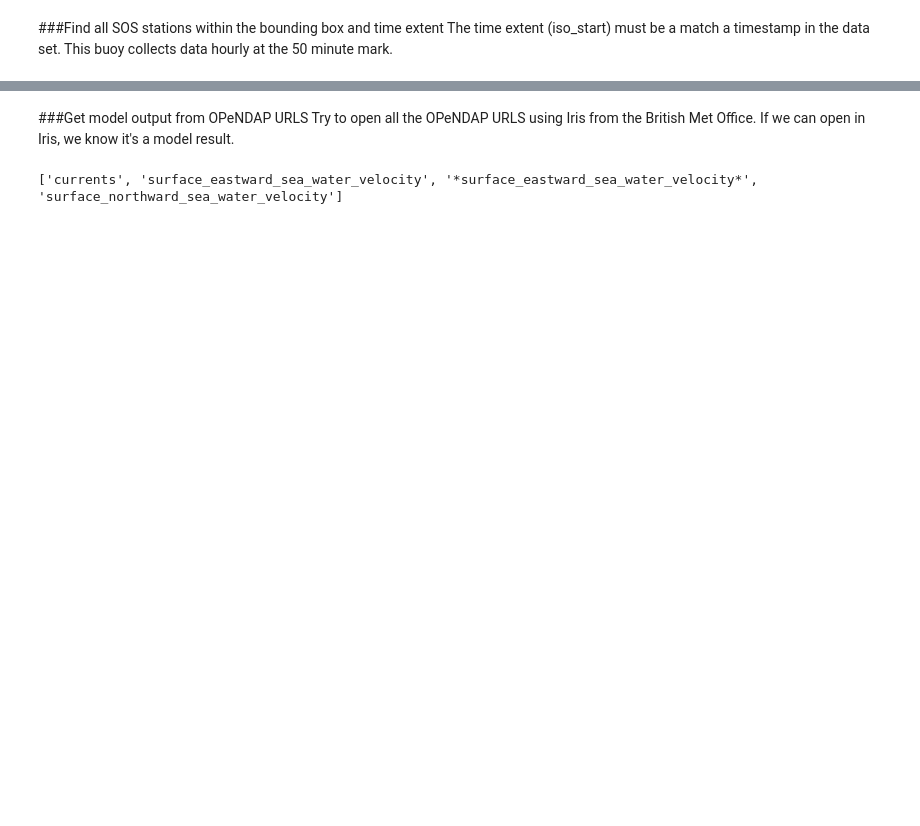
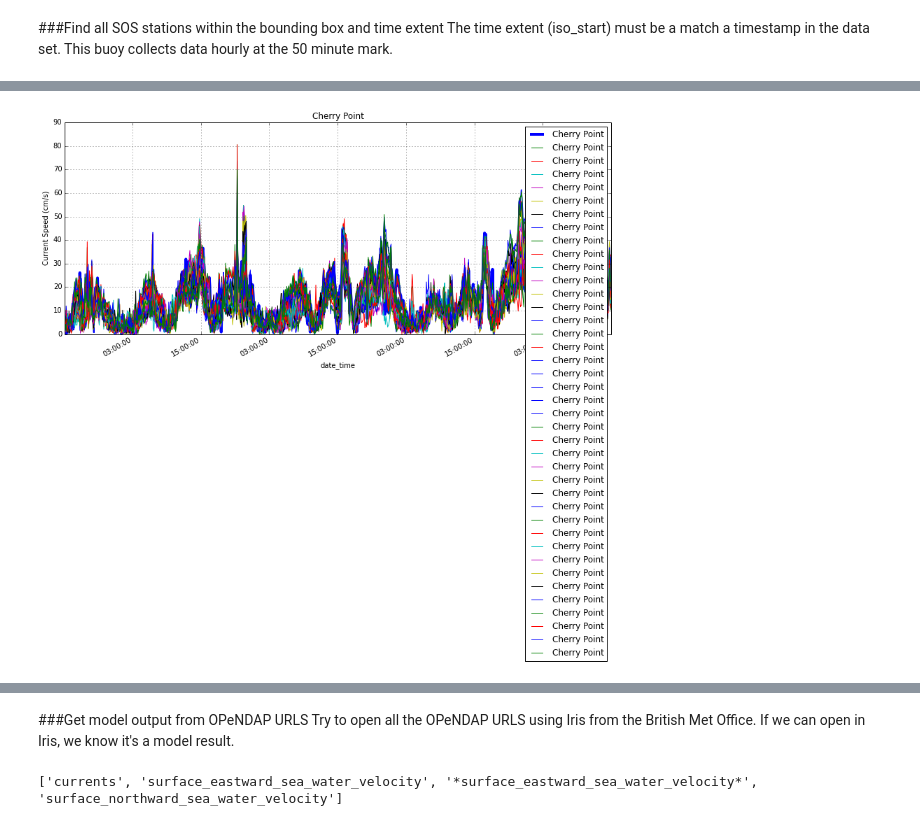
Before and after one commit to ioos/system-test, a Jupyter notebook: Theme_2_Extreme_Events/Scenario_2A_Coastal_Inundation/Scenario_2A_ModelDataCompare_Currents/Scenario_2A_Model_Obs_Compare_Currents.ipynb, the cells around one changed output, grey strips where cells are left out. Cells and saved outputs as stored; diff of their text form; code cells hidden in the pictures; blank space fills up the shorter version.

Commit message:
Get current profiles

```diff
--- a/Theme_2_Extreme_Events/Scenario_2A_Coastal_Inundation/Scenario_2A_ModelDataCompare_Currents/Scenario_A_Model_Obs_Compare_Currents.ipynb
+++ b/Theme_2_Extreme_Events/Scenario_2A_Coastal_Inundation/Scenario_2A_ModelDataCompare_Currents/Scenario_2A_Model_Obs_Compare_Currents.ipynb
@@ -47,13 +47,13 @@ area = {'Hawaii': [-160.0, 18.0, -154., 23.0],
         'New York harbor region': [-75., 39., -71., 41.5],
         'Puerto Rico': [-71, 14, -60, 24],
         'East Coast': [-77, 34, -70, 40],
-        'North West': [-129, 41, -123, 50]}
+        'North West': [-130, 38, -121, 50]}
 
-bounding_box = area['East Coast']
+bounding_box = area['North West']
 
 #temporal range
 jd_now = dt.datetime.utcnow()
-jd_start,  jd_stop = jd_now - dt.timedelta(days=20), jd_now + dt.timedelta(days=3)
+jd_start,  jd_stop = jd_now - dt.timedelta(days=4), jd_now #+ dt.timedelta(days=3)
 
 start_date = jd_start.strftime('%Y-%m-%d %H:00')
 stop_date = jd_stop.strftime('%Y-%m-%d %H:00')
@@ -69,7 +69,7 @@ print start_date,'to',stop_date
 #put the names in a dict for ease of access
 data_dict = {}
 sos_name = 'Currents'
-data_dict['currents'] = {"names":['currents','surface_eastward_sea_water_velocity','*surface_eastward_sea_water_velocity*','surface_northward_sea_water_velocity'],
+data_dict['currents'] = {"names":['currents','surface_eastward_sea_water_velocity','*surface_eastward_sea_water_velocity*'],
                       "sos_name":['currents']}
 # %% [markdown]
 ### Search CSW for datasets of interest
@@ -255,0 +197,13 @@ obs_loc_df.head()
+# %%
+print "Date: ",iso_start," to ", iso_end
+box_str=','.join(str(e) for e in bounding_box)
+print "Lat/Lon Box: ",box_str
+
+url = (('http://opendap.co-ops.nos.noaa.gov/ioos-dif-sos/SOS?'
+       'service=SOS&request=GetObservation&version=1.0.0&'
+       'observedProperty=%s&bin=1&'
+       'offering=urn:ioos:network:NOAA.NOS.CO-OPS:CurrentsActive&'
+       'featureOfInterest=BBOX:%s&responseFormat=text/csv') % (sos_name, box_str))
+
+print url
+obs_loc_df = pd.read_csv(url)
@@ -255,0 +214,3 @@ obs_loc_df.head()
+# %%
+obs_loc_df = obs_loc_df.loc[obs_loc_df['bin (count)']==1,:]
+obs_loc_df.head()
@@ -316,0 +311,20 @@ ExceptionReport: "The station ID of the parameter 'offering' is not valid - [460
+# %%
+# print df
+num_bins = max(df['bin (count)'].values)
+new_df = []
+
+for n in range(num_bins):
+    new_df.append(obs_df[0].loc[obs_df[0]['bin (count)']==(n+1),'sea_water_speed (cm/s)'])
+
+    new_df[-1].name = obs_df[0].name
+
+print new_df[0:1]
+# print max(obs_df[0]['bin (count)'].values)
+# obs_df[0].loc[obs_df[0]['bin (count)']==1,:]
+# print new_df[0:2]
+for df2 in new_df:
+    ax = df2.plot(figsize=(14, 6), title=df2.name, legend=False)
+    plt.setp(ax.lines[0], linewidth=4.0, zorder=1)
+    ax.legend()
+    ax.set_ylabel('Current Speed (cm/s)')
+# %% [output]
@@ -316,0 +348 @@ ExceptionReport: "The station ID of the parameter 'offering' is not valid - [460
+[figure, added]
```
Also changed, not shown: parts of 22 cells of this notebook, 2 other files.
